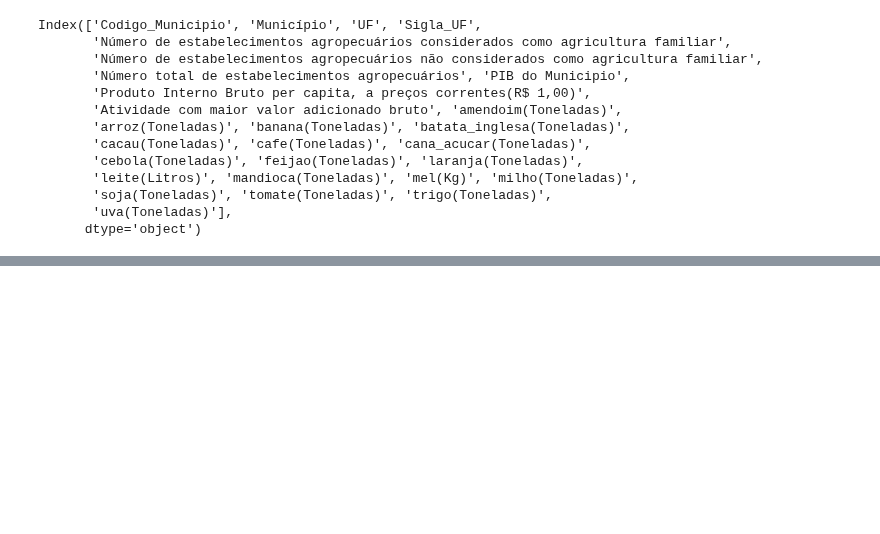
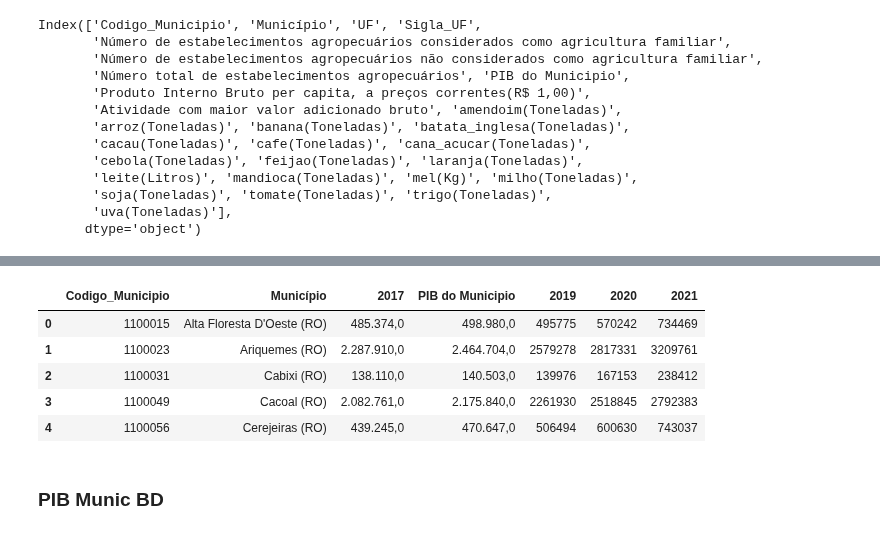
Before and after one commit to AHChaves/IC-InSAN, a Jupyter notebook: integracao.ipynb, the cells around one changed output, grey strips where cells are left out. Cells and saved outputs as stored; diff of their text form; code cells hidden in the pictures; blank space fills up the shorter version.

```diff
--- a/integracao.ipynb
+++ b/integracao.ipynb
@@ -503,0 +547,15 @@ tabela_integrada.to_excel('Tabela_Integrada_2017.xlsx', sheet_name='sheet1', flo
+# %%
+pib_Munic['2018'] = pib_Munic['2018'].apply(lambda x: f"{x:,.1f}".replace(",", "X").replace(".", ",").replace("X", "."))
+# %%
+pib_Munic = pib_Munic.rename(columns={'Cód.':'Codigo_Municipio','PIB do Municipio': '2017', '2018': 'PIB do Municipio'})
+# %%
+pib_Munic.head()
+# %% [output]
+|  | Codigo_Municipio | Município | 2017 | PIB do Municipio | 2019 | 2020 | 2021 |
+| 0 | 1100015 | Alta Floresta D'Oeste (RO) | 485.374,0 | 498.980,0 | 495775 | 570242 | 734469 |
+| 1 | 1100023 | Ariquemes (RO) | 2.287.910,0 | 2.464.704,0 | 2579278 | 2817331 | 3209761 |
+| 2 | 1100031 | Cabixi (RO) | 138.110,0 | 140.503,0 | 139976 | 167153 | 238412 |
+| 3 | 1100049 | Cacoal (RO) | 2.082.761,0 | 2.175.840,0 | 2261930 | 2518845 | 2792383 |
+| 4 | 1100056 | Cerejeiras (RO) | 439.245,0 | 470.647,0 | 506494 | 600630 | 743037 |
+# %% [markdown]
+### PIB Munic BD
```
Also changed, not shown: parts of 30 cells of this notebook, 2 other files.
